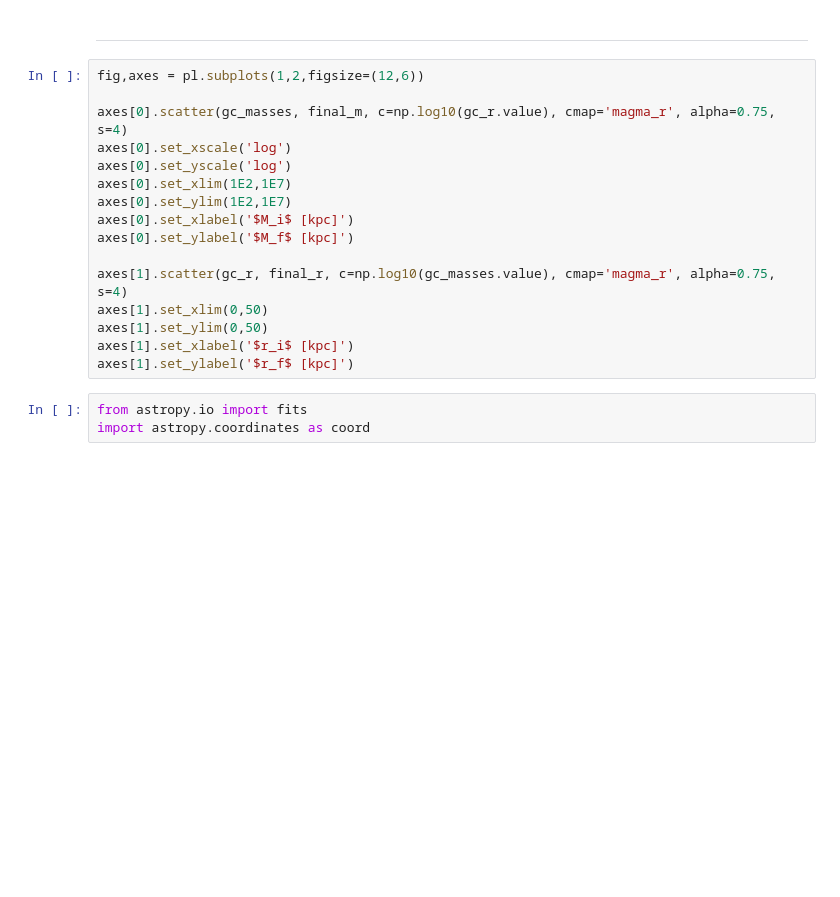
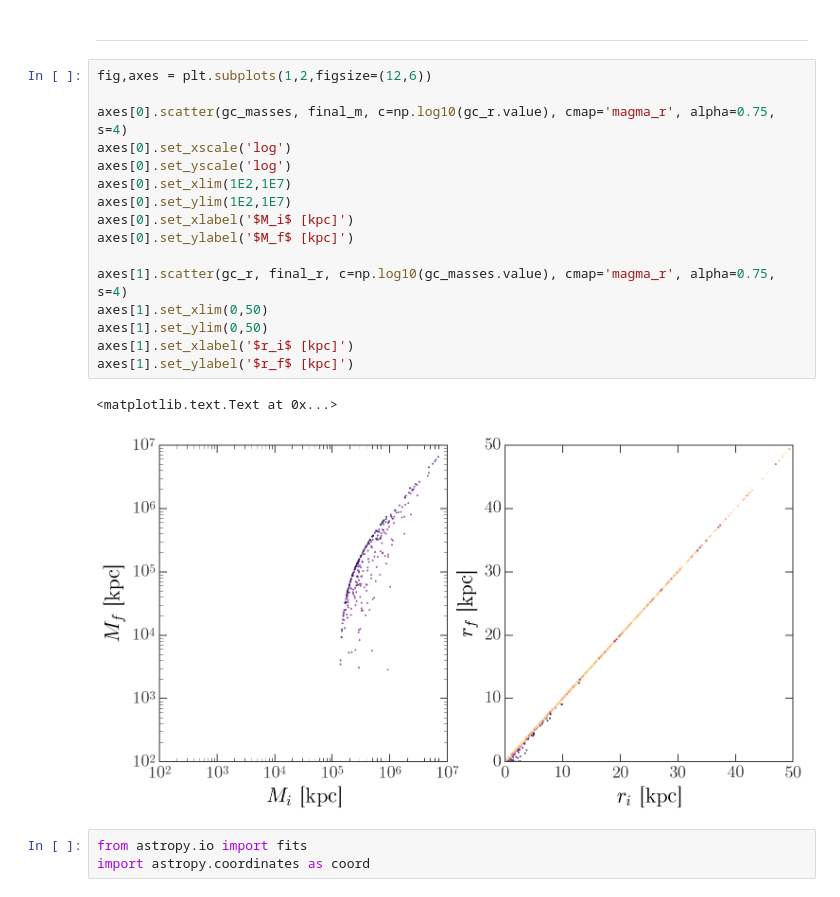
Before and after one commit to adrn/uncluster, a Jupyter notebook: notebooks/Reproduce Gnedin et al (2014).ipynb, the cells around one changed output. Saved outputs shown, nothing was run; the diff lists cells and outputs as text; blank space fills up the shorter version.

```diff
--- a/notebooks/Reproduce Gnedin et al (2014).ipynb
+++ b/notebooks/Reproduce Gnedin et al (2014).ipynb
@@ -259,21 +267,24 @@ TODO: now i have disruption times, masses, radii, and mass-loss rates I can run
 # %% [markdown]
 ---
 # %%
-fig,axes = pl.subplots(1,2,figsize=(12,6))
+fig,axes = plt.subplots(1,2,figsize=(12,6))
 
 axes[0].scatter(gc_masses, final_m, c=np.log10(gc_r.value), cmap='magma_r', alpha=0.75, s=4)
 axes[0].set_xscale('log')
 axes[0].set_yscale('log')
 axes[0].set_xlim(1E2,1E7)
 axes[0].set_ylim(1E2,1E7)
 axes[0].set_xlabel('$M_i$ [kpc]')
 axes[0].set_ylabel('$M_f$ [kpc]')
 
 axes[1].scatter(gc_r, final_r, c=np.log10(gc_masses.value), cmap='magma_r', alpha=0.75, s=4)
 axes[1].set_xlim(0,50)
 axes[1].set_ylim(0,50)
 axes[1].set_xlabel('$r_i$ [kpc]')
 axes[1].set_ylabel('$r_f$ [kpc]')
+# %% [output]
+<matplotlib.text.Text at 0x...>
+[figure, added]
 # %%
 from astropy.io import fits
 import astropy.coordinates as coord
```
Also changed, not shown: parts of 24 cells of this notebook.
